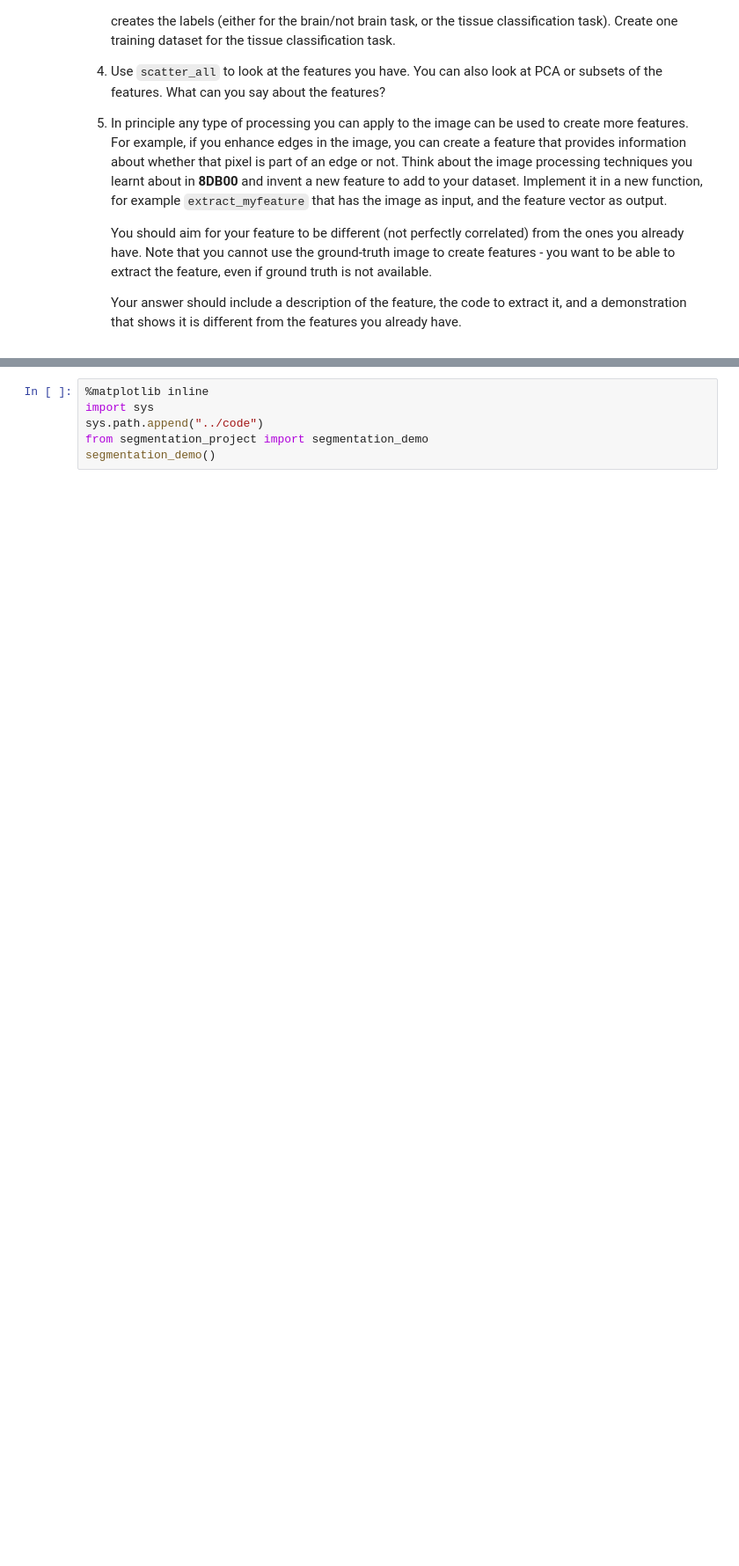
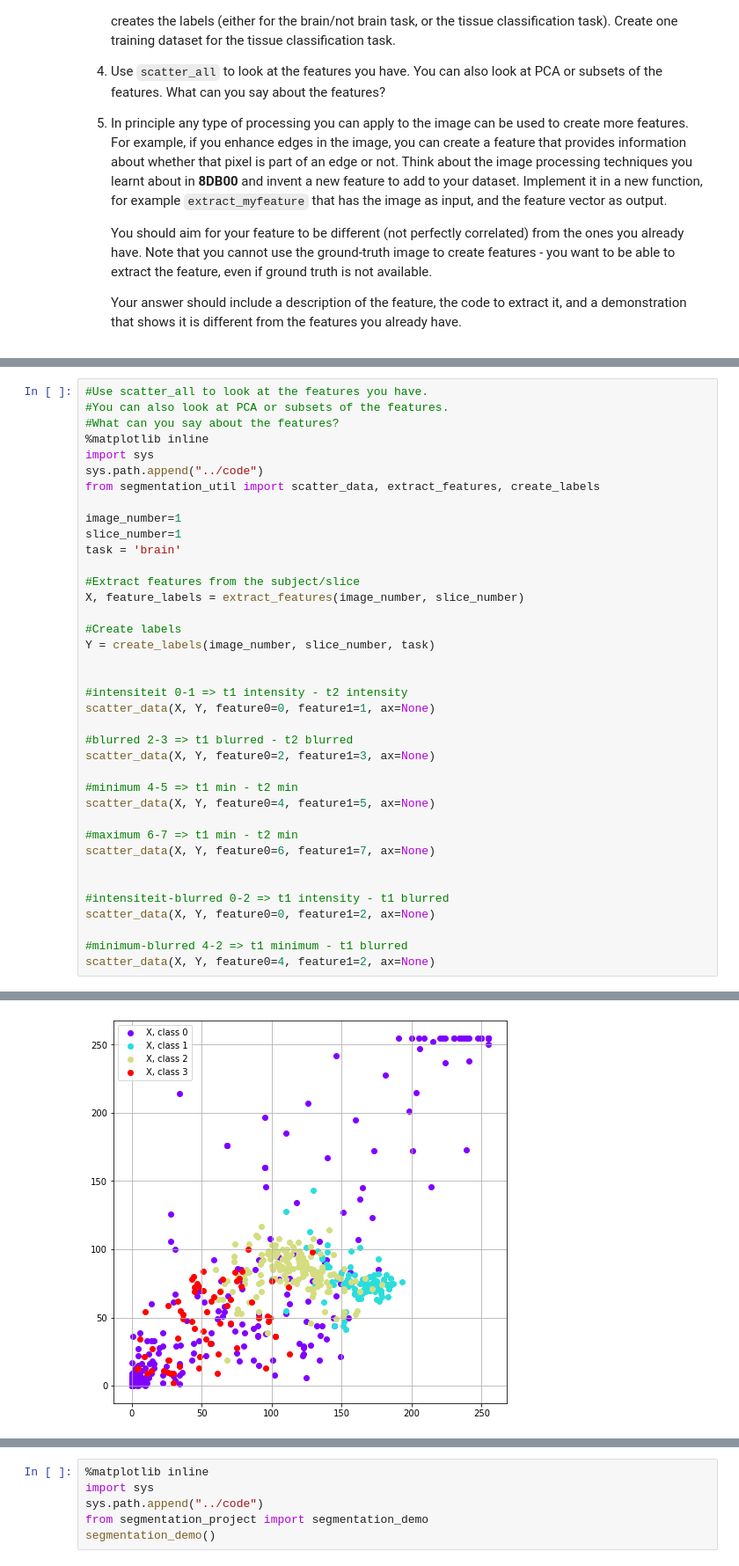
Before and after one commit to SanneFaszbender/8dc00-mia, a Jupyter notebook: notebooks/segmentation_project.ipynb, the cells around one changed output, grey strips where cells are left out. Shown at 88% size. Drawn from its saved outputs; the diff is of its cells as text; blank space fills up the shorter version.

```diff
--- a/notebooks/segmentation_project.ipynb
+++ b/notebooks/segmentation_project.ipynb
@@ -39,0 +100,39 @@ extract_features(image_number, slice_number)
+# %%
+#Use scatter_all to look at the features you have.
+#You can also look at PCA or subsets of the features.
+#What can you say about the features?
+%matplotlib inline
+import sys
+sys.path.append("../code")
+from segmentation_util import scatter_data, extract_features, create_labels
+
+image_number=1
+slice_number=1
+task = 'brain'
+
+#Extract features from the subject/slice
+X, feature_labels = extract_features(image_number, slice_number)
+
+#Create labels
+Y = create_labels(image_number, slice_number, task)
+
+
+#intensiteit 0-1 => t1 intensity - t2 intensity
+scatter_data(X, Y, feature0=0, feature1=1, ax=None)
+
+#blurred 2-3 => t1 blurred - t2 blurred
+scatter_data(X, Y, feature0=2, feature1=3, ax=None)
+
+#minimum 4-5 => t1 min - t2 min
+scatter_data(X, Y, feature0=4, feature1=5, ax=None)
+
+#maximum 6-7 => t1 min - t2 min
+scatter_data(X, Y, feature0=6, feature1=7, ax=None)
+
+
+#intensiteit-blurred 0-2 => t1 intensity - t1 blurred
+scatter_data(X, Y, feature0=0, feature1=2, ax=None)
+
+#minimum-blurred 4-2 => t1 minimum - t1 blurred
+scatter_data(X, Y, feature0=4, feature1=2, ax=None)
+# %% [output]
@@ -39,0 +143 @@ extract_features(image_number, slice_number)
+[figure, added]
```
Also changed, not shown: parts of 6 cells of this notebook, 1 other file.
